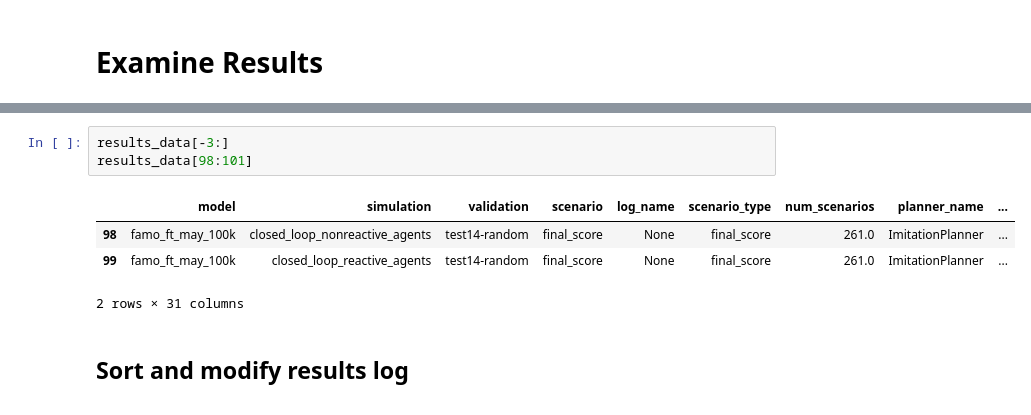
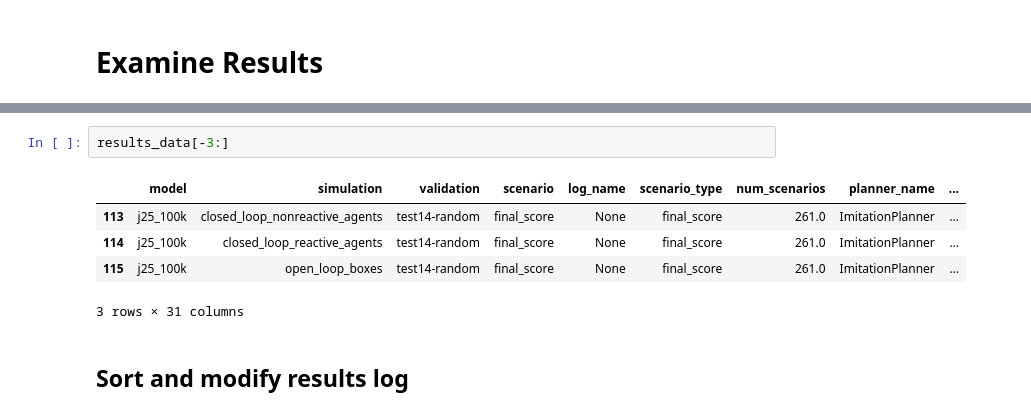
Before and after one commit to Jiale-Fan/planTF, a Jupyter notebook: examine_results.ipynb, the cells around one changed output, grey strips where cells are left out. Saved outputs shown, nothing was run; the diff lists cells and outputs as text.

Commit message:
updated results

```diff
--- a/examine_results.ipynb
+++ b/examine_results.ipynb
@@ -23,11 +23,11 @@ results_data
 # %%
 results_data[-3:]
-results_data[98:101]
 # %% [output]
 |  | model | simulation | validation | scenario | log_name | scenario_type | num_scenarios | planner_name | ... |
-| 98 | famo_ft_may_100k | closed_loop_nonreactive_agents | test14-random | final_score | None | final_score | 261.0 | ImitationPlanner | ... |
-| 99 | famo_ft_may_100k | closed_loop_reactive_agents | test14-random | final_score | None | final_score | 261.0 | ImitationPlanner | ... |
+| 113 | j25_100k | closed_loop_nonreactive_agents | test14-random | final_score | None | final_score | 261.0 | ImitationPlanner | ... |
+| 114 | j25_100k | closed_loop_reactive_agents | test14-random | final_score | None | final_score | 261.0 | ImitationPlanner | ... |
+| 115 | j25_100k | open_loop_boxes | test14-random | final_score | None | final_score | 261.0 | ImitationPlanner | ... |
-2 rows × 31 columns
+3 rows × 31 columns
 # %% [markdown]
 ## Sort and modify results log
 # %%
```
Also changed, not shown: parts of 2 cells of this notebook, 1 other file.
